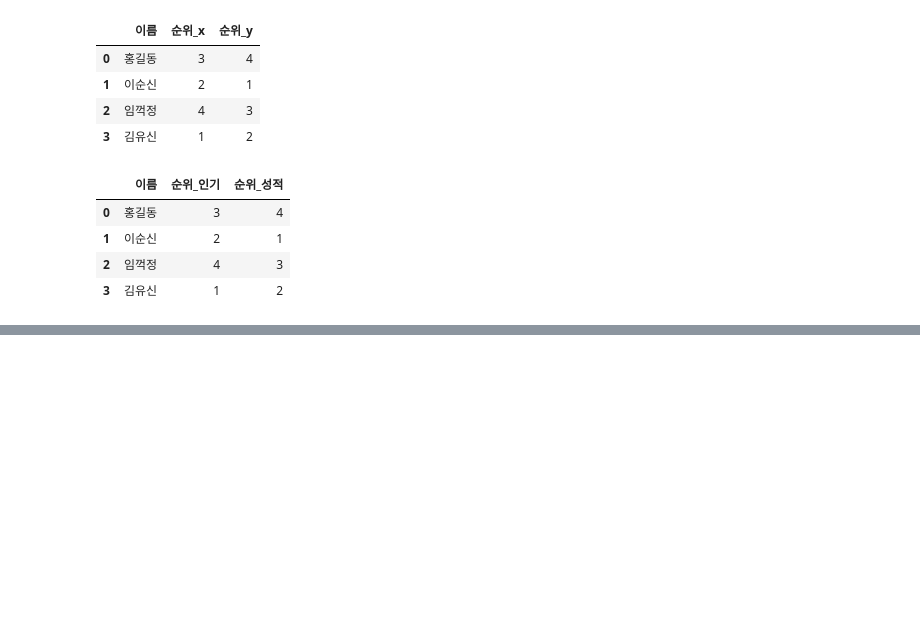
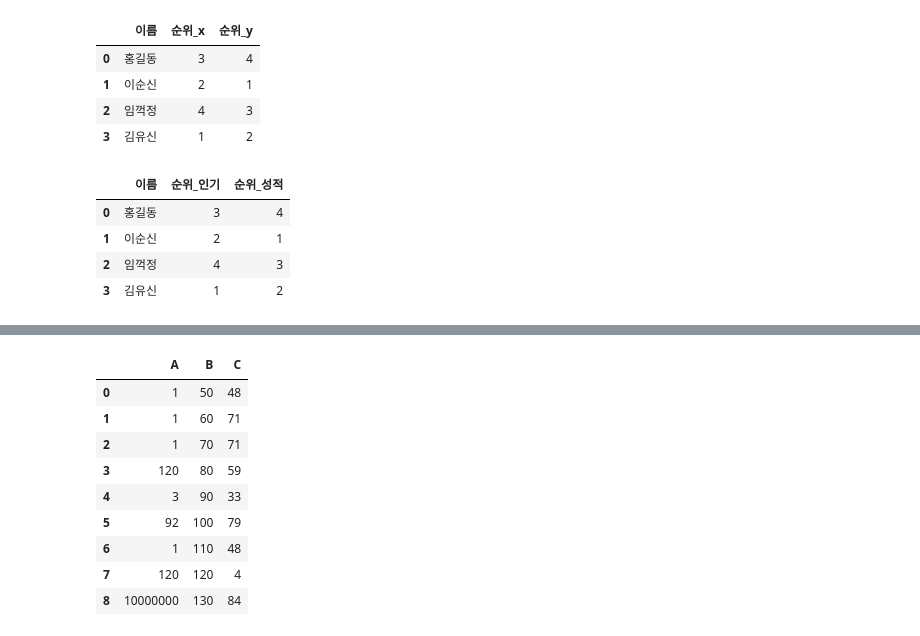
Before and after one commit to unknown-jun/Pandas, a Jupyter notebook: reviewing_pandas.ipynb, the cells around one changed output, grey strips where cells are left out. Saved outputs shown, nothing was run; the diff lists cells and outputs as text; code cells hidden in the pictures; blank space fills up the shorter version.

```diff
--- a/reviewing_pandas.ipynb
+++ b/reviewing_pandas.ipynb
@@ -2457,0 +2724,16 @@ pd.merge(df9, df10, on='이름', suffixes=['_인기','_성적'])
+# %%
+dff = pd.DataFrame({'A':[1, 1, 1,  120, 3, 92, 1, 120, 10000000],
+                    'B':[50, 60, 70, 80, 90, 100, 110, 120, 130],
+                    'C':np.random.randint(1, 100, (9))})
+dff
+# %% [output]
+|  | A | B | C |
+| 0 | 1 | 50 | 48 |
+| 1 | 1 | 60 | 71 |
+| 2 | 1 | 70 | 71 |
+| 3 | 120 | 80 | 59 |
+| 4 | 3 | 90 | 33 |
+| 5 | 92 | 100 | 79 |
+| 6 | 1 | 110 | 48 |
+| 7 | 120 | 120 | 4 |
+| 8 | 10000000 | 130 | 84 |
```
Also changed, not shown: parts of 82 cells of this notebook.
